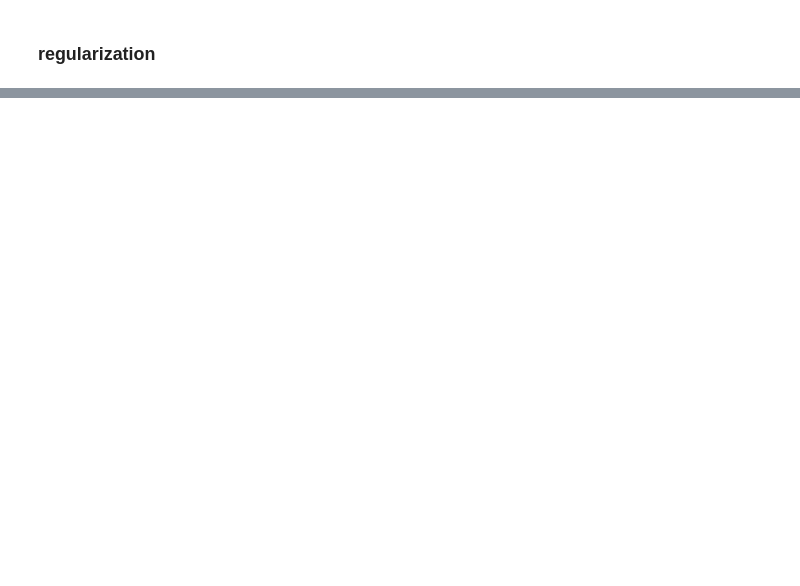
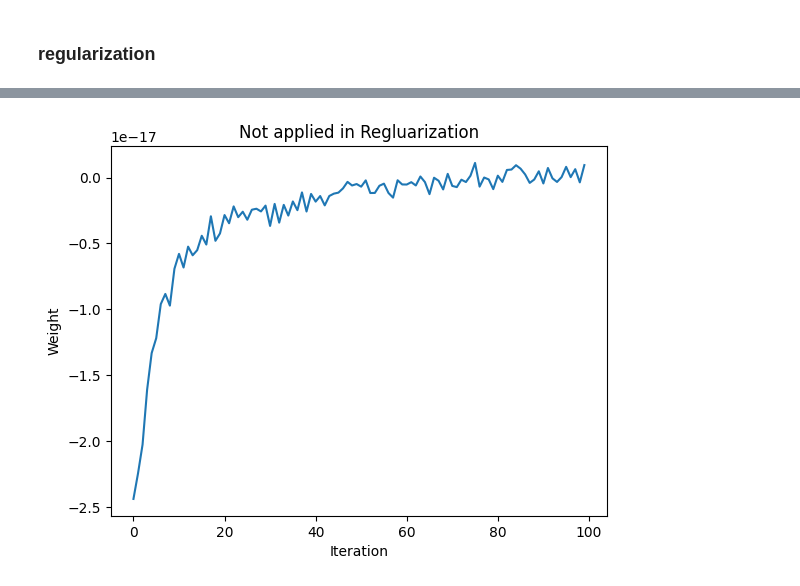
Before and after one commit to YangDongJae/ML, a Jupyter notebook: KOREATECH/assign04/assign04.ipynb, the cells around one changed output, grey strips where cells are left out. Cells and saved outputs as stored; diff of their text form; code cells hidden in the pictures; blank space fills up the shorter version.

```diff
--- a/KOREATECH/assign04/assign04.ipynb
+++ b/KOREATECH/assign04/assign04.ipynb
@@ -363 +381,9 @@ plt.show()
+# %%
+plt.plot(Non_weight_lsit)
+plt.title("Not applied in Regluarization")
+plt.xlabel("Iteration")
+plt.ylabel("Weight")
+plt.show()
+# %% [output]
+[figure, added]
 # %%
```
Also changed, not shown: parts of 9 cells of this notebook, 3 other files.
